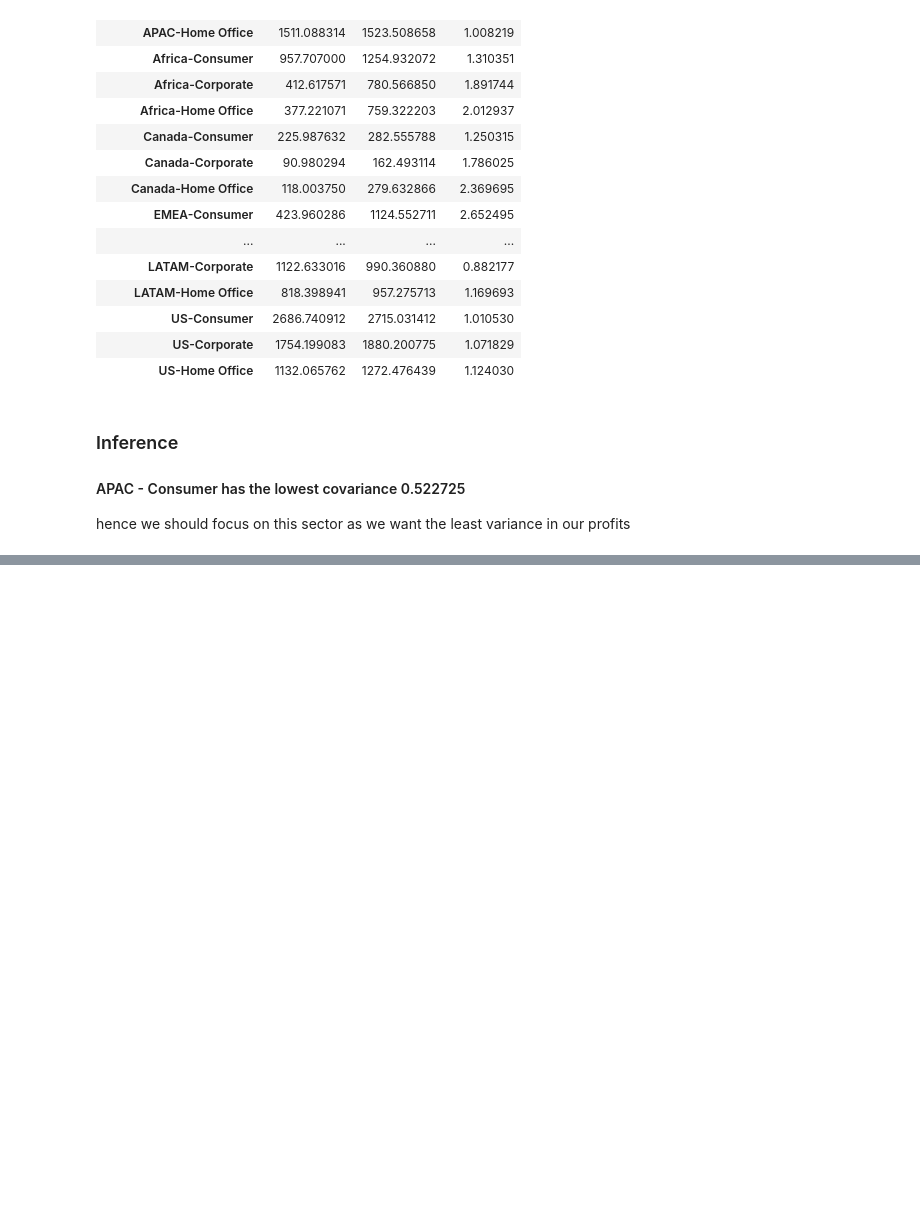
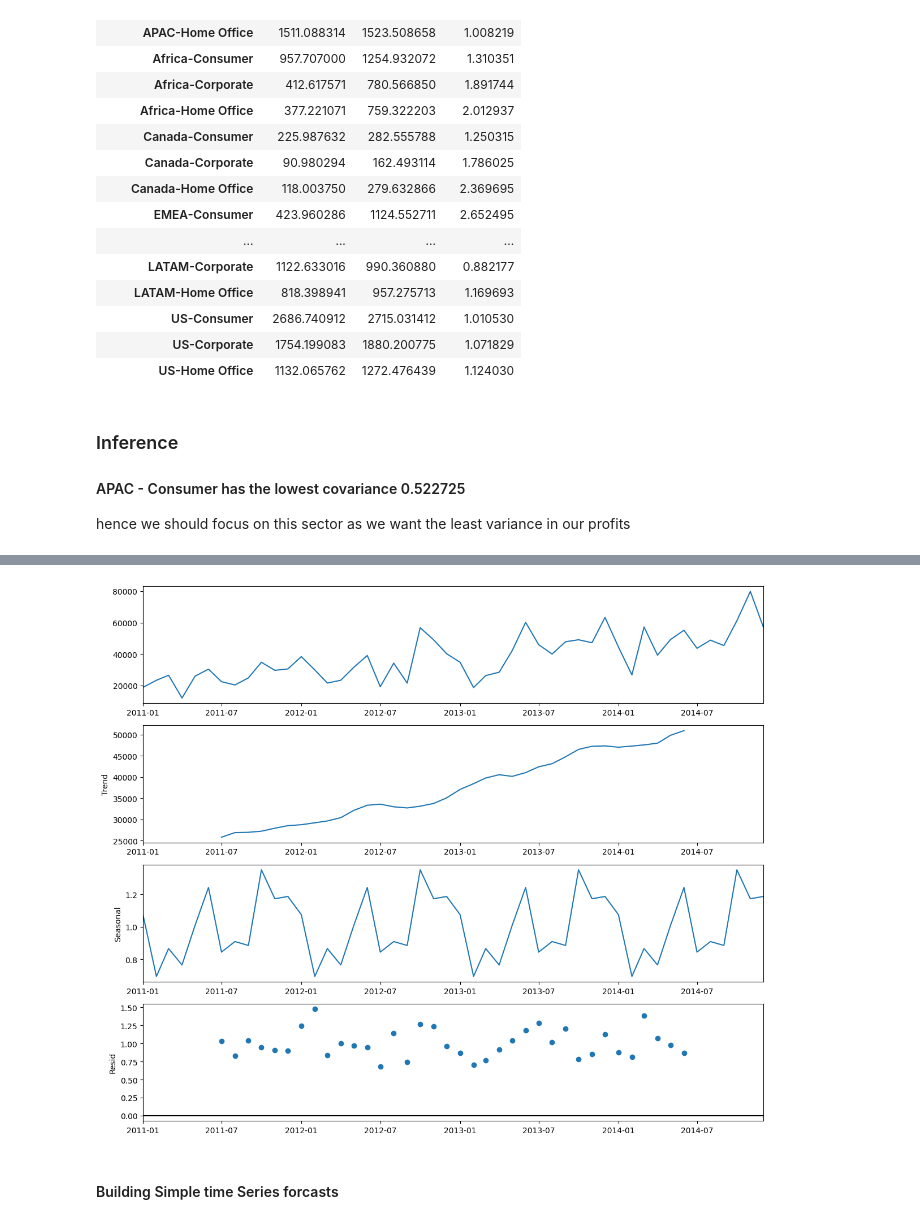
Before and after one commit to ussahil/Global_Mart, a Jupyter notebook: globalSuperStore.ipynb, the cells around one changed output, grey strips where cells are left out. Saved outputs shown, nothing was run; the diff lists cells and outputs as text; code cells hidden in the pictures; blank space fills up the shorter version.

```diff
--- a/globalSuperStore.ipynb
+++ b/globalSuperStore.ipynb
@@ -155,0 +264,9 @@ hence we should focus on this sector as we want the least variance in our profit
+# %%
+# Multiplicative seasonal decompostion
+decompostion = sm.tsa.seasonal_decompose(data,model='multiplicative')
+fig =decompostion.plot()
+plt.show()
+# %% [output]
+[figure, added]
+# %% [markdown]
+#### Building Simple time Series forcasts
```
Also changed, not shown: parts of 34 cells of this notebook.
